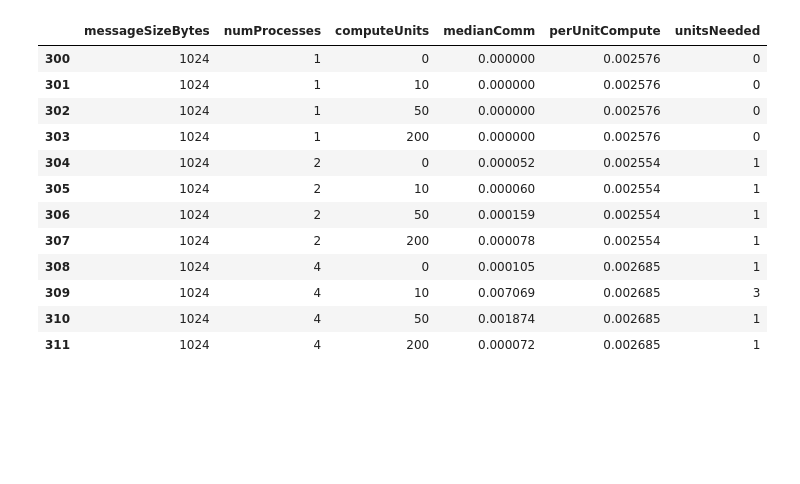
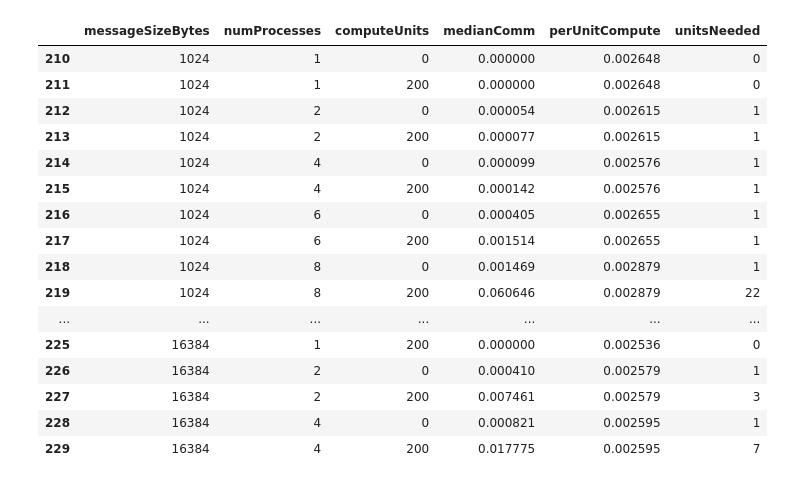
Before and after one commit to FasterXaos/Introduction_to_supercomputing, a Jupyter notebook: notebooks/MPI_7.ipynb, the cells around one changed output. Saved outputs shown, nothing was run; the diff lists cells and outputs as text; code cells hidden in the pictures; blank space fills up the shorter version.

```diff
--- a/notebooks/MPI_7.ipynb
+++ b/notebooks/MPI_7.ipynb
@@ -38,13 +39,14 @@ Processes: [1, 2, 4, 6, 8]
 # %%
-grouped = dataFrame.groupby(["mode","messageSizeBytes","numProcesses","computeUnits"], as_index=False).agg(
+groupedDf  = dataFrame.groupby(["mode","messageSizeBytes","numProcesses","computeUnits"], as_index=False).agg(
     medianWall=("avgWallSeconds","median"),
     medianComm=("avgCommSeconds","median"),
     medianCompute=("avgComputeSeconds","median"),
     count=("avgWallSeconds","count"),
     stdWall=("avgWallSeconds","std")
 )
-grouped["stdWall"] = grouped["stdWall"].fillna(0.0)
-grouped.head(12)
+groupedDf ["stdWall"] = groupedDf ["stdWall"].fillna(0.0)
+groupedDf.sort_values(["mode","messageSizeBytes","numProcesses","computeUnits"], inplace=True)
+groupedDf .head(12)
 # %% [output]
 |  | mode | messageSizeBytes | numProcesses | computeUnits | medianWall | medianComm | medianCompute | count | ... |
 | 0 | blocking | 1024 | 1 | 0 | 0.000011 | 0.000003 | 0.000003 | 3 | ... |
@@ -62,10 +64,8 @@ grouped.head(12)
 # %%
-computeOnly = grouped[(grouped["mode"]=="compute_only") & (grouped["computeUnits"]>0)]
+computeOnlyDf = groupedDf[(groupedDf["mode"] == "compute_only") & (groupedDf["computeUnits"] > 0)].copy()
+computeOnlyDf["perUnitCompute"] = computeOnlyDf["medianCompute"] / computeOnlyDf["computeUnits"]
 
-computeOnly = computeOnly.copy()
-computeOnly["perUnitCompute"] = computeOnly["medianCompute"] / computeOnly["computeUnits"]
-
-globalPerUnit = computeOnly["perUnitCompute"].median() if not computeOnly.empty else np.nan
+globalPerUnit = computeOnlyDf["perUnitCompute"].median() if not computeOnlyDf.empty else np.nan
 print("Global per-unit compute time (median from compute_only):", globalPerUnit)
-computeOnly.head()
+display(computeOnlyDf.head())
 # %% [output]
@@ -79,38 +79,45 @@ Global per-unit compute time (median from compute_only): 0.0026730300000000003
 # %%
-nb = grouped[grouped["mode"] == "nonblocking"].copy()
+nbDf = groupedDf[groupedDf["mode"] == "nonblocking"].copy()
 
-def getPerUnit(row):
-    same = computeOnly[
-        (computeOnly["messageSizeBytes"] == row["messageSizeBytes"]) &
-        (computeOnly["numProcesses"] == row["numProcesses"])
+def lookupPerUnit(row):
+    same = computeOnlyDf[
+        (computeOnlyDf["messageSizeBytes"] == row["messageSizeBytes"]) &
+        (computeOnlyDf["numProcesses"] == row["numProcesses"])
     ]
     if not same.empty:
         return same["perUnitCompute"].median()
     return globalPerUnit
 
-nb["perUnitCompute"] = nb.apply(getPerUnit, axis=1)
-unitsSeries = pd.Series([pd.NA] * len(nb), index=nb.index, dtype="Int64")
+nbDf["perUnitCompute"] = nbDf.apply(lookupPerUnit, axis=1)
 
-maskValid = nb["perUnitCompute"] > 0
-if maskValid.any():
-    computedValues = np.ceil(nb.loc[maskValid, "medianComm"] / nb.loc[maskValid, "perUnitCompute"]).astype("int64")
-    unitsSeries.loc[maskValid] = computedValues.values
-nb["unitsNeeded"] = unitsSeries
-nb[["messageSizeBytes","numProcesses","computeUnits","medianComm","perUnitCompute","unitsNeeded"]].head(12)
+def calcUnitsNeeded(row):
+    perUnit = row["perUnitCompute"]
+    comm = row["medianComm"]
+    if np.isnan(perUnit) or perUnit <= 0 or np.isnan(comm):
+        return np.nan
+    return int(np.ceil(comm / perUnit))
+
+nbDf["unitsNeeded"] = nbDf.apply(calcUnitsNeeded, axis=1)
+
+display(nbDf[["messageSizeBytes","numProcesses","computeUnits","medianComm","perUnitCompute","unitsNeeded"]].head(20))
 # %% [output]
 |  | messageSizeBytes | numProcesses | computeUnits | medianComm | perUnitCompute | unitsNeeded |
-| 300 | 1024 | 1 | 0 | 0.000000 | 0.002576 | 0 |
-| 301 | 1024 | 1 | 10 | 0.000000 | 0.002576 | 0 |
-| 302 | 1024 | 1 | 50 | 0.000000 | 0.002576 | 0 |
-| 303 | 1024 | 1 | 200 | 0.000000 | 0.002576 | 0 |
-| 304 | 1024 | 2 | 0 | 0.000052 | 0.002554 | 1 |
-| 305 | 1024 | 2 | 10 | 0.000060 | 0.002554 | 1 |
-| 306 | 1024 | 2 | 50 | 0.000159 | 0.002554 | 1 |
-| 307 | 1024 | 2 | 200 | 0.000078 | 0.002554 | 1 |
-| 308 | 1024 | 4 | 0 | 0.000105 | 0.002685 | 1 |
-| 309 | 1024 | 4 | 10 | 0.007069 | 0.002685 | 3 |
-| 310 | 1024 | 4 | 50 | 0.001874 | 0.002685 | 1 |
-| 311 | 1024 | 4 | 200 | 0.000072 | 0.002685 | 1 |
+| 210 | 1024 | 1 | 0 | 0.000000 | 0.002648 | 0 |
+| 211 | 1024 | 1 | 200 | 0.000000 | 0.002648 | 0 |
+| 212 | 1024 | 2 | 0 | 0.000054 | 0.002615 | 1 |
+| 213 | 1024 | 2 | 200 | 0.000077 | 0.002615 | 1 |
+| 214 | 1024 | 4 | 0 | 0.000099 | 0.002576 | 1 |
+| 215 | 1024 | 4 | 200 | 0.000142 | 0.002576 | 1 |
+| 216 | 1024 | 6 | 0 | 0.000405 | 0.002655 | 1 |
+| 217 | 1024 | 6 | 200 | 0.001514 | 0.002655 | 1 |
+| 218 | 1024 | 8 | 0 | 0.001469 | 0.002879 | 1 |
+| 219 | 1024 | 8 | 200 | 0.060646 | 0.002879 | 22 |
+| ... | ... | ... | ... | ... | ... | ... |
+| 225 | 16384 | 1 | 200 | 0.000000 | 0.002536 | 0 |
+| 226 | 16384 | 2 | 0 | 0.000410 | 0.002579 | 1 |
+| 227 | 16384 | 2 | 200 | 0.007461 | 0.002579 | 3 |
+| 228 | 16384 | 4 | 0 | 0.000821 | 0.002595 | 1 |
+| 229 | 16384 | 4 | 200 | 0.017775 | 0.002595 | 7 |
 # %%
 modes = ["blocking","nonblocking"]
 metrics = ["medianComm","medianCompute","medianWall"]
```
Also changed, not shown: parts of 7 cells of this notebook, 5 other files.
